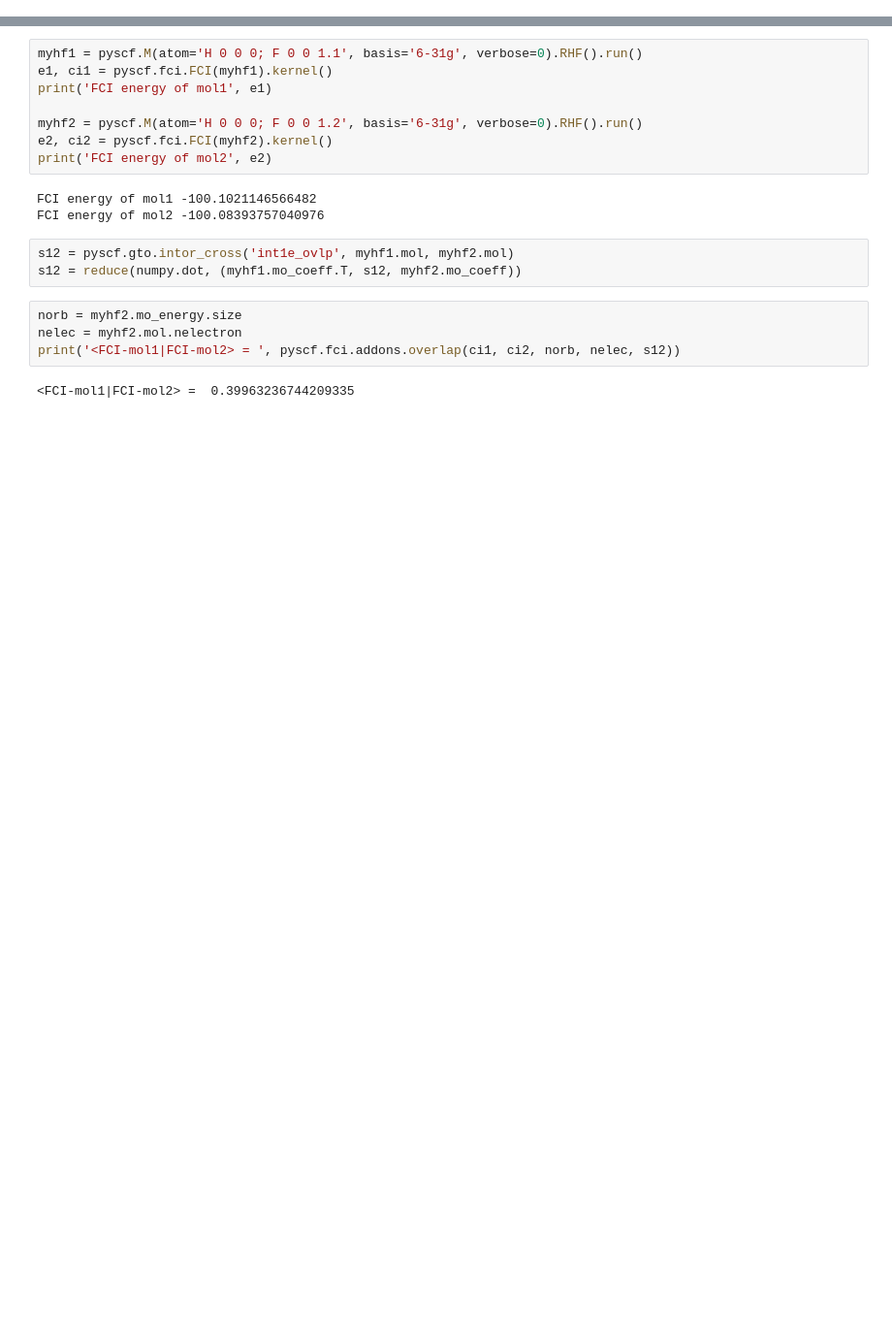
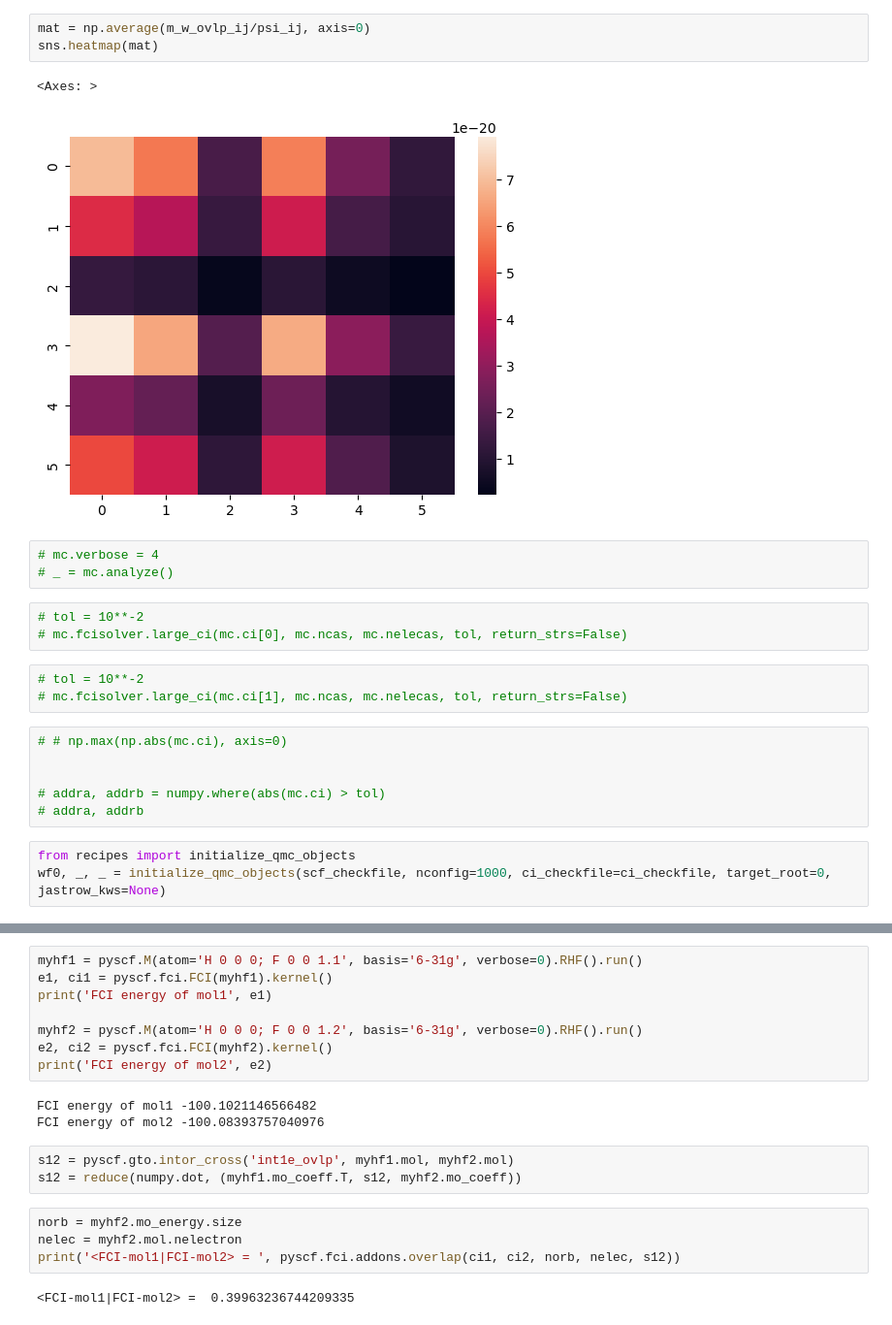
Before and after one commit to kayahans/pyqmc, a Jupyter notebook: pyqmc/test-overlap-casci-full.ipynb, the cells around one changed output, grey strips where cells are left out. Shown at 97% size. Cells and saved outputs as stored; diff of their text form; blank space fills up the shorter version.

```diff
--- a/pyqmc/test-overlap-casci-full.ipynb
+++ b/pyqmc/test-overlap-casci-full.ipynb
@@ -43,0 +170,24 @@ dict_keys(['mol', '_scf', 'verbose', 'stdout', 'max_memory', 'ncas', 'nelecas',
+# %%
+mat = np.average(m_w_ovlp_ij/psi_ij, axis=0)
+sns.heatmap(mat)
+# %% [output]
+<Axes: >
+[figure, added]
+# %%
+# mc.verbose = 4
+# _ = mc.analyze()
+# %%
+# tol = 10**-2
+# mc.fcisolver.large_ci(mc.ci[0], mc.ncas, mc.nelecas, tol, return_strs=False)
+# %%
+# tol = 10**-2
+# mc.fcisolver.large_ci(mc.ci[1], mc.ncas, mc.nelecas, tol, return_strs=False)
+# %%
+# # np.max(np.abs(mc.ci), axis=0)
+
+
+# addra, addrb = numpy.where(abs(mc.ci) > tol)
+# addra, addrb
+# %%
+from recipes import initialize_qmc_objects
+wf0, _, _ = initialize_qmc_objects(scf_checkfile, nconfig=1000, ci_checkfile=ci_checkfile, target_root=0, jastrow_kws=None)
```
Also changed, not shown: parts of 47 cells of this notebook, 4 other files.
